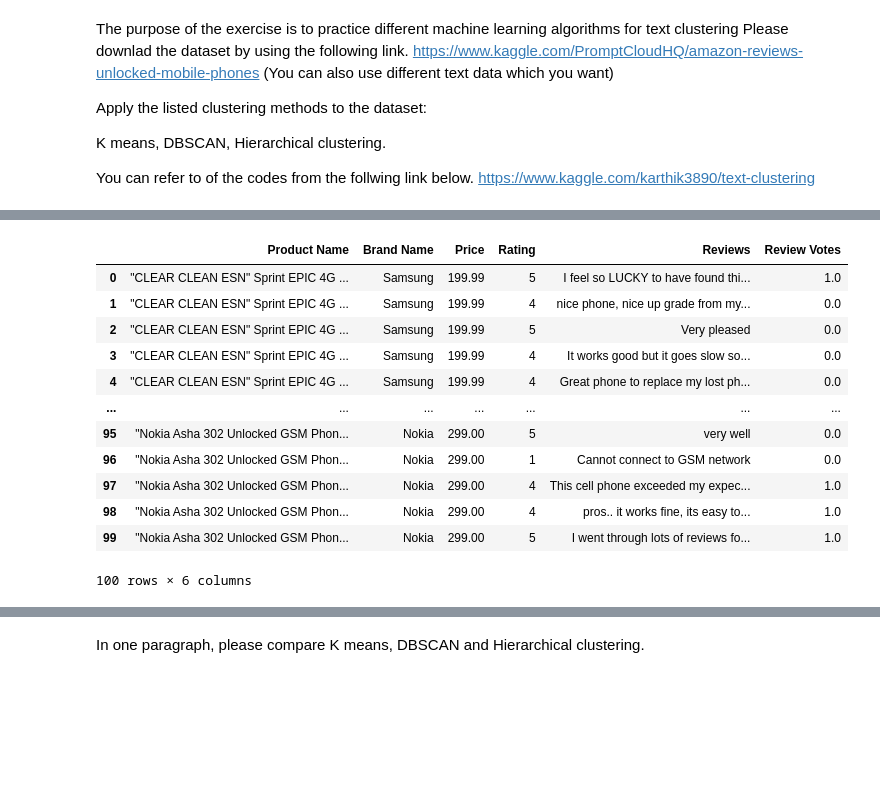
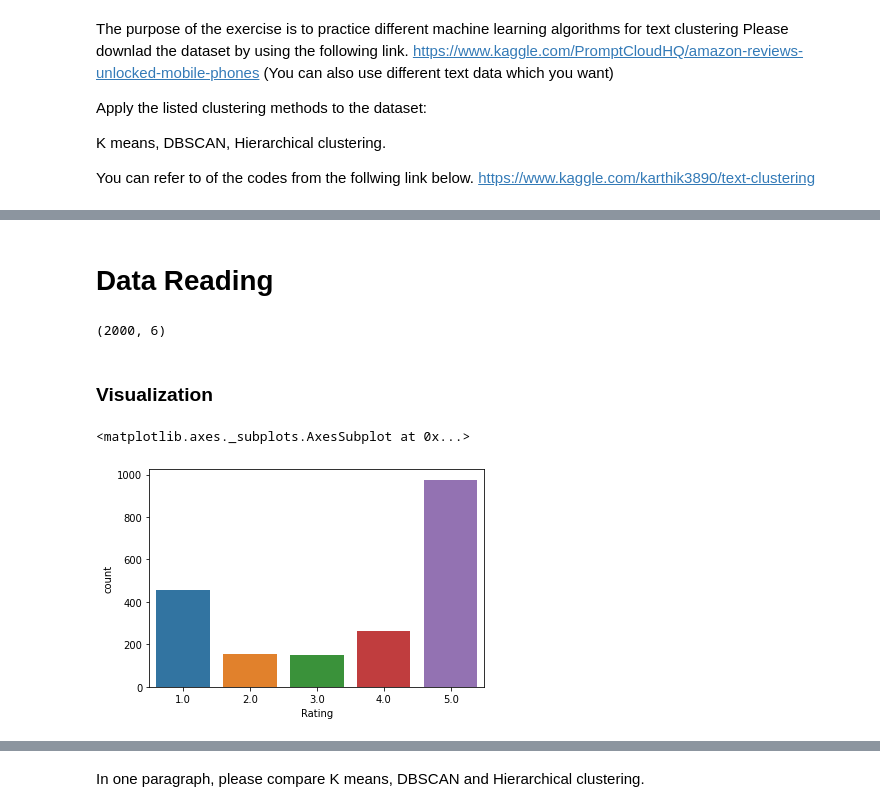
Before and after one commit to saiPraneeth1608/saipraneeth_INFO5731_Spring2020, a Jupyter notebook: In_Class_exercises-10.ipynb, the cells around one changed output, grey strips where cells are left out. Cells and saved outputs as stored; diff of their text form; code cells hidden in the pictures; blank space fills up the shorter version.

```diff
--- a/In_Class_exercises-10.ipynb
+++ b/In_Class_exercises-10.ipynb
@@ -18,18 +26,9 @@ https://www.kaggle.com/karthik3890/text-clustering
+# %% [markdown]
+# **Data Reading**
 # %%
 import pandas as pd
-df = pd.read_csv("/content/Amazon_Unlocked_Mobile.csv")
-df.head(100)
+input_data = pd.read_csv("/content/Amazon_Unlocked_Mobile.csv").head(2000)
-# %% [output]
-|  | Product Name | Brand Name | Price | Rating | Reviews | Review Votes |
-| 0 | "CLEAR CLEAN ESN" Sprint EPIC 4G ... | Samsung | 199.99 | 5 | I feel so LUCKY to have found thi... | 1.0 |
-| 1 | "CLEAR CLEAN ESN" Sprint EPIC 4G ... | Samsung | 199.99 | 4 | nice phone, nice up grade from my... | 0.0 |
-| 2 | "CLEAR CLEAN ESN" Sprint EPIC 4G ... | Samsung | 199.99 | 5 | Very pleased | 0.0 |
-| 3 | "CLEAR CLEAN ESN" Sprint EPIC 4G ... | Samsung | 199.99 | 4 | It works good but it goes slow so... | 0.0 |
-| 4 | "CLEAR CLEAN ESN" Sprint EPIC 4G ... | Samsung | 199.99 | 4 | Great phone to replace my lost ph... | 0.0 |
-| ... | ... | ... | ... | ... | ... | ... |
-| 95 | "Nokia Asha 302 Unlocked GSM Phon... | Nokia | 299.00 | 5 | very well | 0.0 |
-| 96 | "Nokia Asha 302 Unlocked GSM Phon... | Nokia | 299.00 | 1 | Cannot connect to GSM network | 0.0 |
-| 97 | "Nokia Asha 302 Unlocked GSM Phon... | Nokia | 299.00 | 4 | This cell phone exceeded my expec... | 1.0 |
-| 98 | "Nokia Asha 302 Unlocked GSM Phon... | Nokia | 299.00 | 4 | pros.. it works fine, its easy to... | 1.0 |
-| 99 | "Nokia Asha 302 Unlocked GSM Phon... | Nokia | 299.00 | 5 | I went through lots of reviews fo... | 1.0 |
-100 rows × 6 columns
+# %%
+print(input_data.shape)
+# %% [output]
+(2000, 6)
@@ -35,0 +48,7 @@ df.head(100)
+# %% [markdown]
+### **Visualization**
+# %%
+sns.countplot(input_data.Rating)
+# %% [output]
+<matplotlib.axes._subplots.AxesSubplot at 0x...>
+[figure, added]
```
Also changed, not shown: parts of 34 cells of this notebook.
